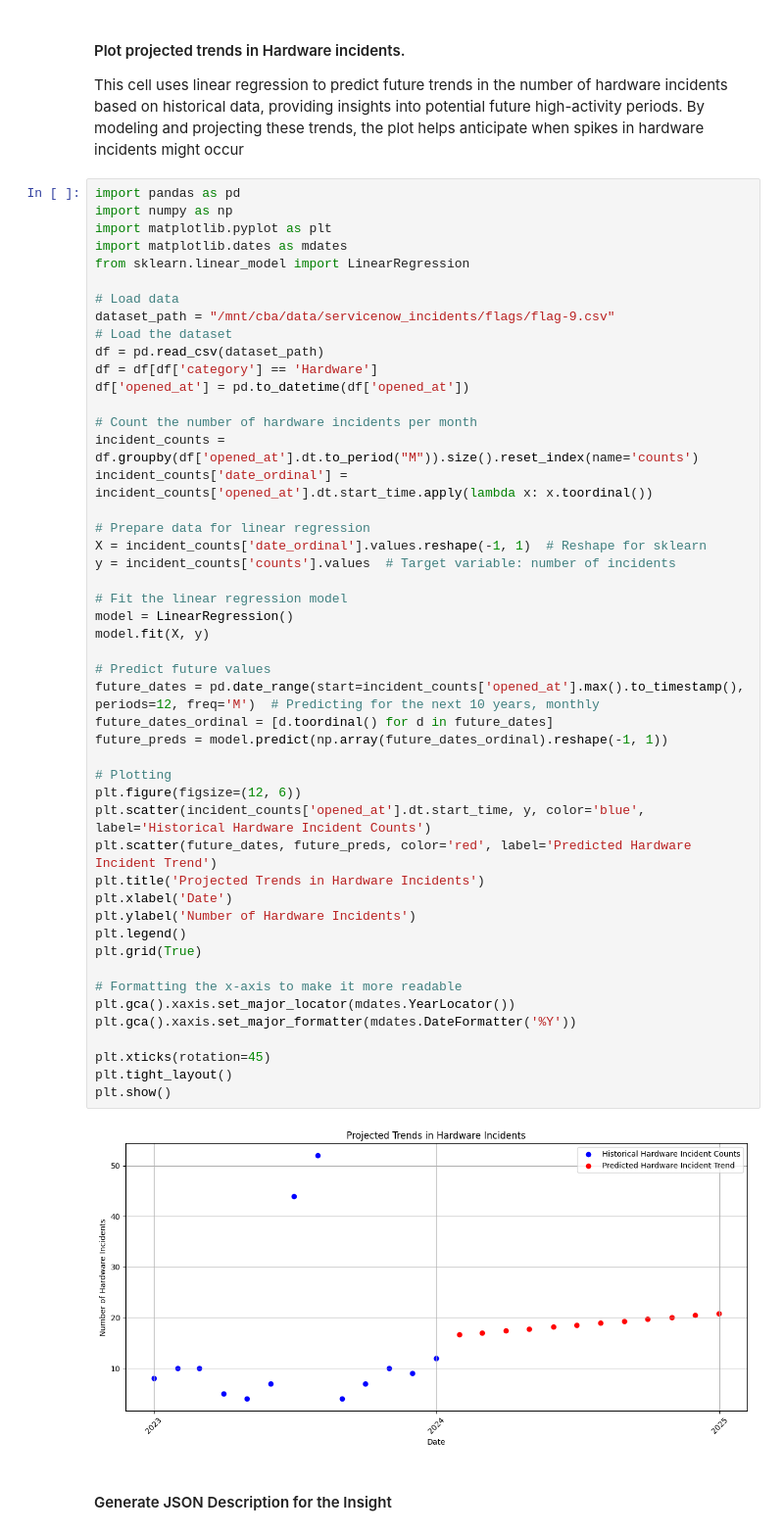
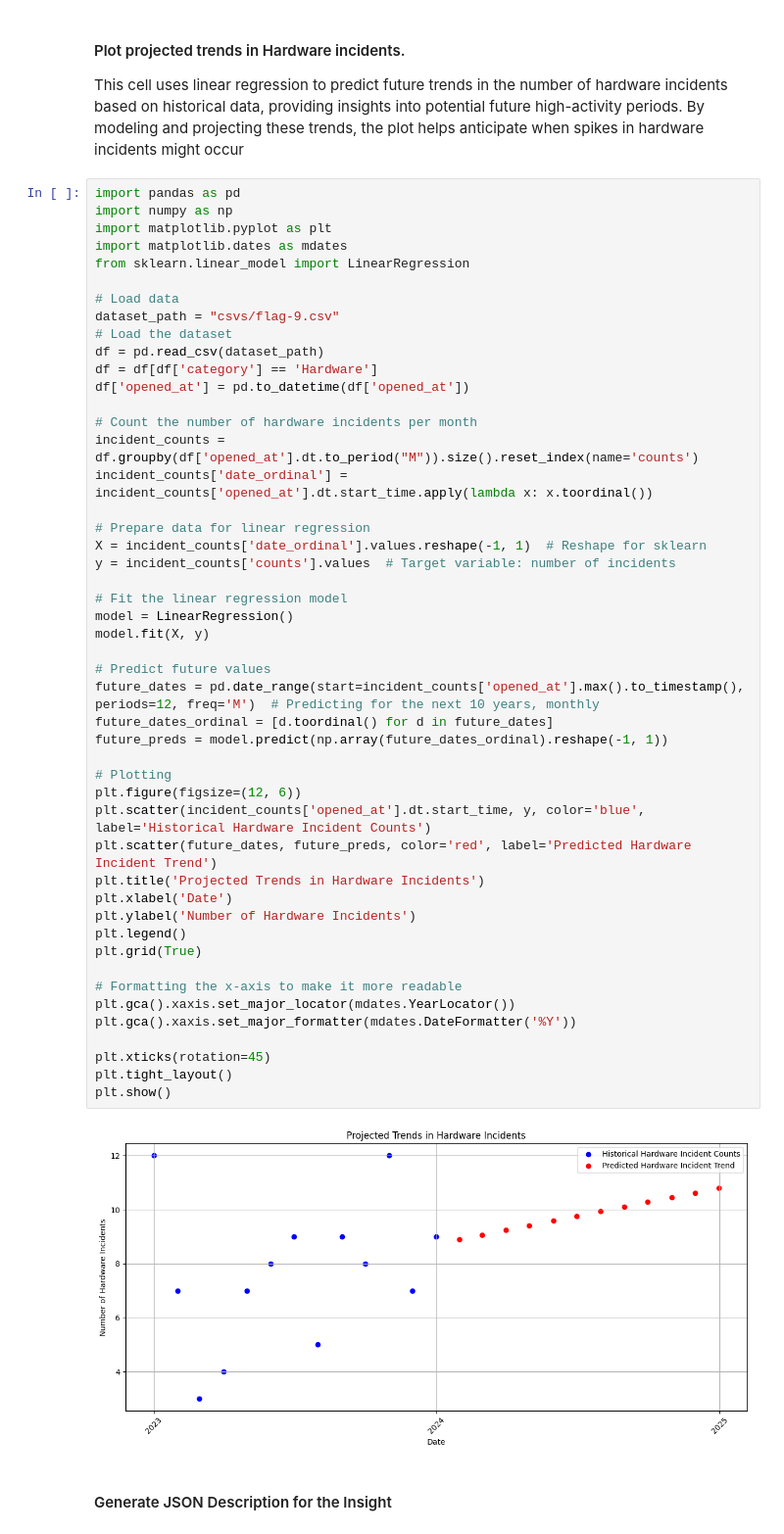
Before and after one commit to ServiceNow/insight-bench, a Jupyter notebook: data/notebooks/flag-9.ipynb, the cells around one changed output. Shown: that part at 98% size. Saved outputs shown, nothing was run; the diff lists cells and outputs as text.

```diff
--- a/data/notebooks/flag-9.ipynb
+++ b/data/notebooks/flag-9.ipynb
@@ -341,7 +342,7 @@ import matplotlib.dates as mdates
 from sklearn.linear_model import LinearRegression
 
 # Load data
-dataset_path = "/mnt/cba/data/servicenow_incidents/flags/flag-9.csv"
+dataset_path = "csvs/flag-9.csv"
 # Load the dataset
 df = pd.read_csv(dataset_path)
 df = df[df['category'] == 'Hardware']
@@ -355,34 +356,34 @@ incident_counts['date_ordinal'] = incident_counts['opened_at'].dt.start_time.app
 X = incident_counts['date_ordinal'].values.reshape(-1, 1)  # Reshape for sklearn
 y = incident_counts['counts'].values  # Target variable: number of incidents
 
 # Fit the linear regression model
 model = LinearRegression()
 model.fit(X, y)
 
 # Predict future values
 future_dates = pd.date_range(start=incident_counts['opened_at'].max().to_timestamp(), periods=12, freq='M')  # Predicting for the next 10 years, monthly
 future_dates_ordinal = [d.toordinal() for d in future_dates]
 future_preds = model.predict(np.array(future_dates_ordinal).reshape(-1, 1))
 
 # Plotting
 plt.figure(figsize=(12, 6))
 plt.scatter(incident_counts['opened_at'].dt.start_time, y, color='blue', label='Historical Hardware Incident Counts')
 plt.scatter(future_dates, future_preds, color='red', label='Predicted Hardware Incident Trend')
 plt.title('Projected Trends in Hardware Incidents')
 plt.xlabel('Date')
 plt.ylabel('Number of Hardware Incidents')
 plt.legend()
 plt.grid(True)
 
 # Formatting the x-axis to make it more readable
 plt.gca().xaxis.set_major_locator(mdates.YearLocator())
 plt.gca().xaxis.set_major_formatter(mdates.DateFormatter('%Y'))
 
 plt.xticks(rotation=45)
 plt.tight_layout()
 plt.show()
 # %% [output]
-[figure, old version]
+[figure, new version]
 # %% [markdown]
 #### Generate JSON Description for the Insight
 # %%
```
Also changed, not shown: parts of 7 cells of this notebook, 7 other files.
